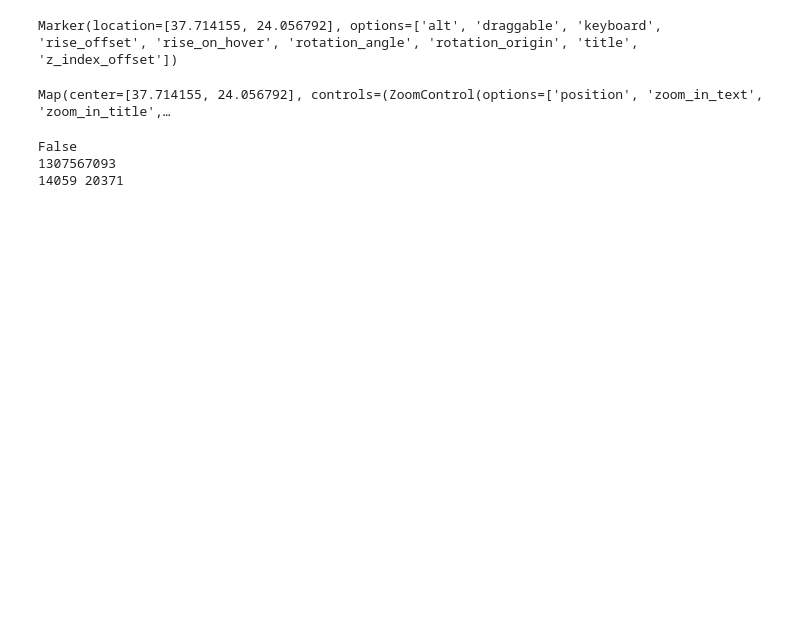
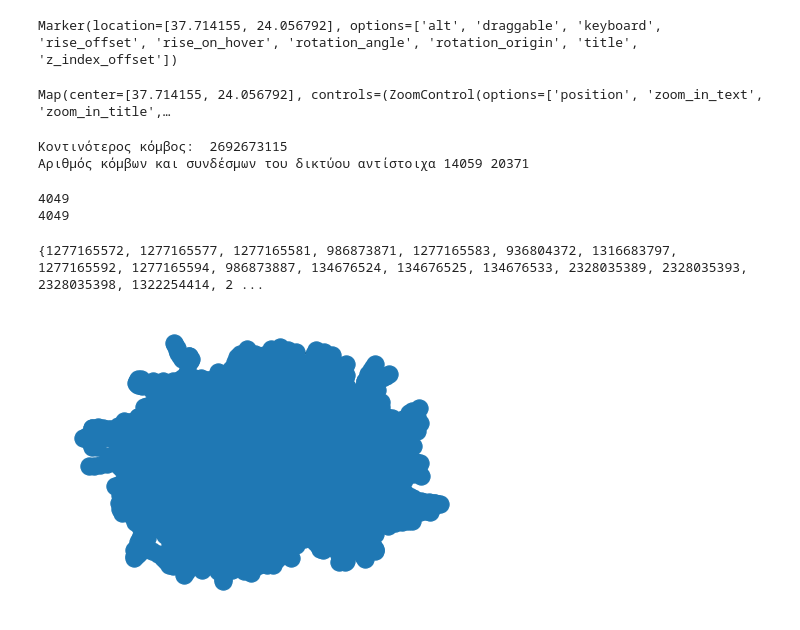
Before and after one commit to cbabalis/osm_project, a Jupyter notebook: src/elkouk_algo.ipynb, the cells around one changed output. Drawn from its saved outputs; the diff is of its cells as text; code cells hidden in the pictures; blank space fills up the shorter version.

```diff
--- a/src/elkouk_algo.ipynb
+++ b/src/elkouk_algo.ipynb
@@ -136,11 +136,10 @@ m
 Marker(location=[37.714155, 24.056792], options=['alt', 'draggable', 'keyboard', 'rise_offset', 'rise_on_hover', 'rotation_angle', 'rotation_origin', 'title', 'z_index_offset'])
 Map(center=[37.714155, 24.056792], controls=(ZoomControl(options=['position', 'zoom_in_text', 'zoom_in_title',…
 # %%
-val = 7631969061 in nodes['osmid']
-print(val)
-print(to_marker.nearest_node)
-print(len(nodes), len(edges))
+#val = 7631969061 in nodes['osmid']
+#print(val)
+print("Κοντινότερος κόμβος: ", to_marker.nearest_node)
+print("Αριθμός κόμβων και συνδέσμων του δικτύου αντίστοιχα", len(nodes), len(edges))
 # %% [output]
-False
-1307567093
-14059 20371
+Κοντινότερος κόμβος:  2692673115
+Αριθμός κόμβων και συνδέσμων του δικτύου αντίστοιχα 14059 20371
@@ -146,0 +149,21 @@ False
+# %%
+num = nx.strongly_connected_components(G3)
+connected_components = sum(1 for x in num)
+print(connected_components)
+z = ox.utils_graph.remove_isolated_nodes(G3)
+
+num = nx.strongly_connected_components(z)
+connected_components = sum(1 for x in num)
+print(connected_components)
+# %% [output]
+4049
+4049
+# %%
+C = max(nx.strongly_connected_components(G3), key=len)
+print(C)
+
+S = G3.subgraph(C)
+nx.draw(S)
+# %% [output]
+{1277165572, 1277165577, 1277165581, 986873871, 1277165583, 936804372, 1316683797, 1277165592, 1277165594, 986873887, 134676524, 134676525, 134676533, 2328035389, 2328035393, 2328035398, 1322254414, 2 ...
+[figure, added]
```
Also changed, not shown: parts of 4 cells of this notebook.
